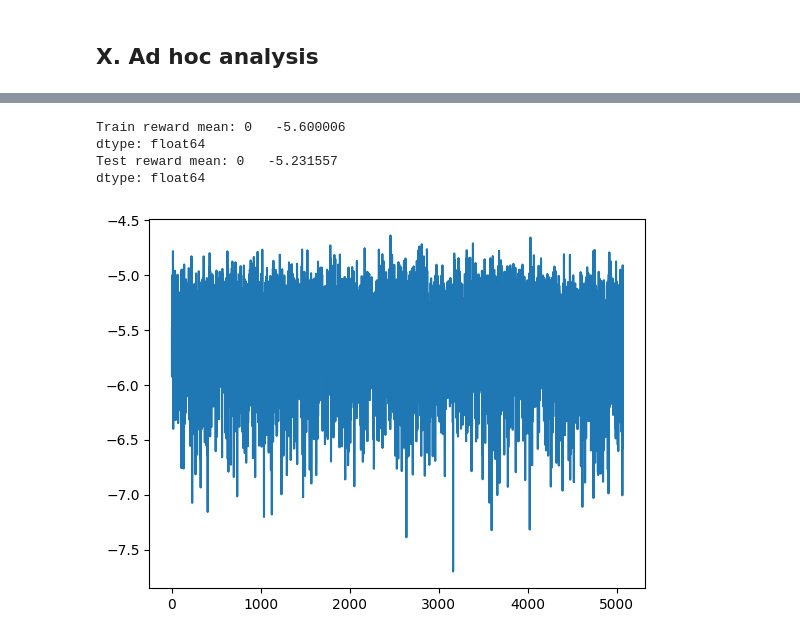
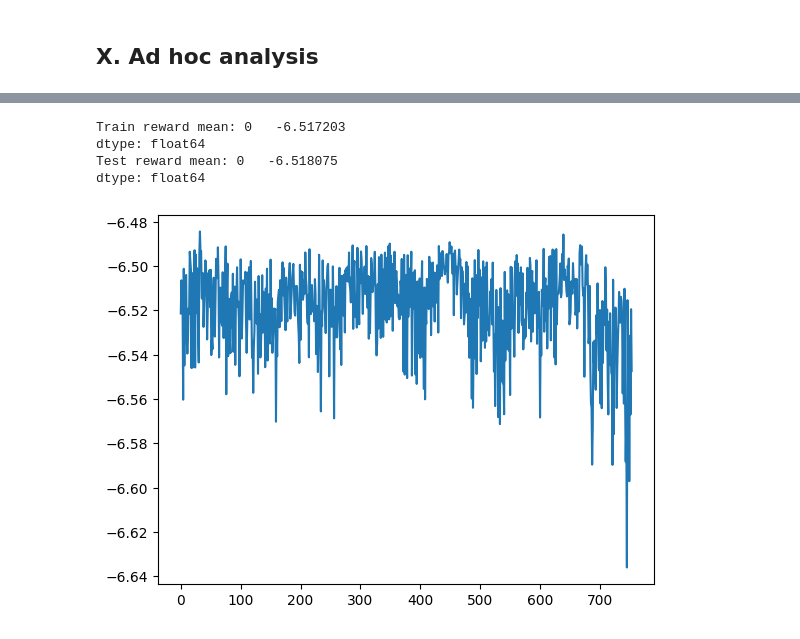
Before and after one commit to DataJakob/BBAN5000-Master-Thesis, a Jupyter notebook: test.ipynb, the cells around one changed output, grey strips where cells are left out. Saved outputs shown, nothing was run; the diff lists cells and outputs as text; code cells hidden in the pictures.

```diff
--- a/test.ipynb
+++ b/test.ipynb
@@ -167,17 +167,17 @@ plt.show()
 # %%
 reward_history = pd.read_csv('C:\Programmering\jakob\BBAN5000-Master-Thesis\Data\RL_reward_Sortino_esg_True.csv')
 reward_history_t = pd.read_csv('C:\Programmering\jakob\BBAN5000-Master-Thesis\Data\RL_reward_t_Sortino_esg_True.csv')
 
 print('Train reward mean:', reward_history_t.mean())
 print('Test reward mean:', reward_history.mean())
 
 #plt.plot(np.cumprod(reward_history+1))
-plt.plot(reward_history_t)
+plt.plot(reward_history)
 #plt.ylim(0,100)
 plt.show()
 # %% [output]
-Train reward mean: 0   -5.600006
+Train reward mean: 0   -6.517203
 dtype: float64
-Test reward mean: 0   -5.231557
+Test reward mean: 0   -6.518075
 dtype: float64
-[figure, old version]
+[figure, new version]
```
Also changed, not shown: parts of 1 cell of this notebook, 10 other files.
